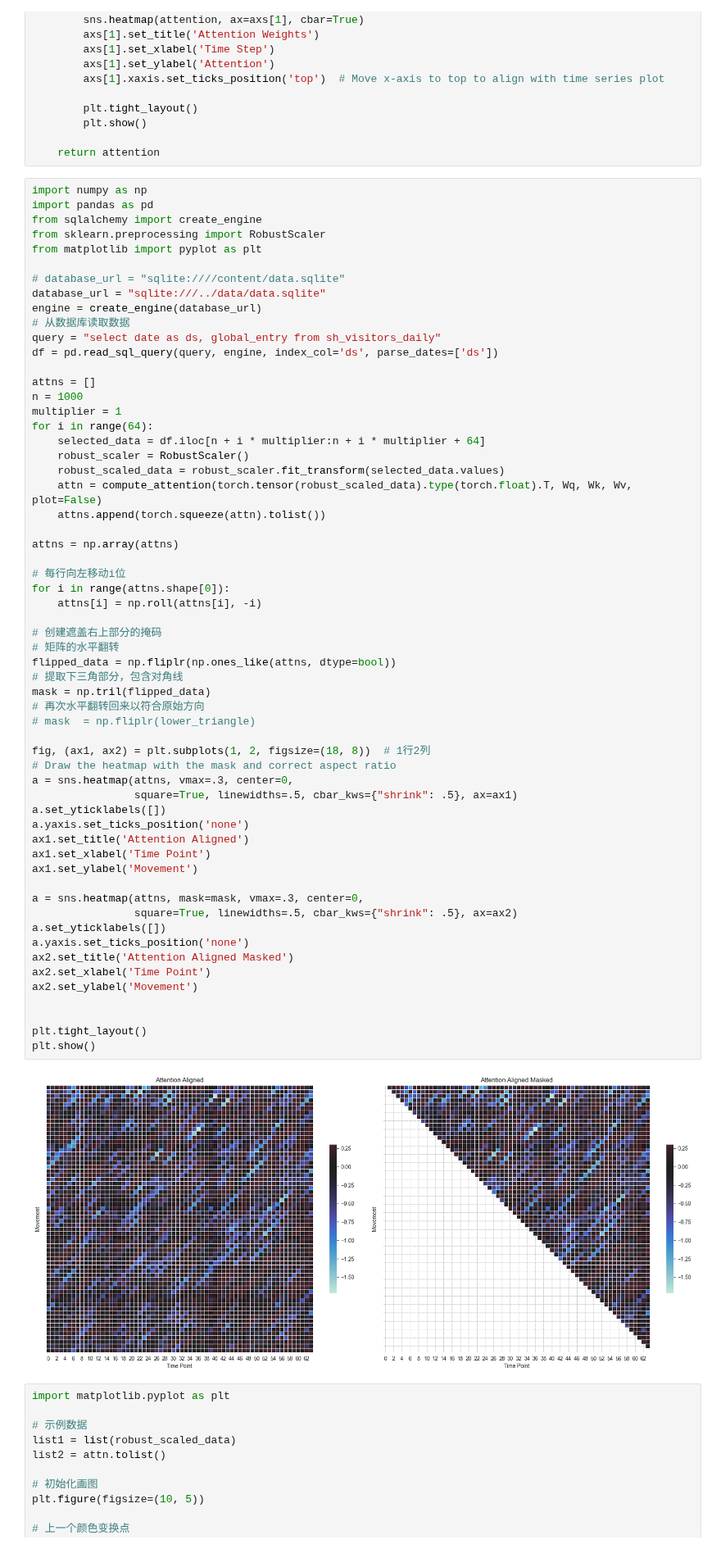
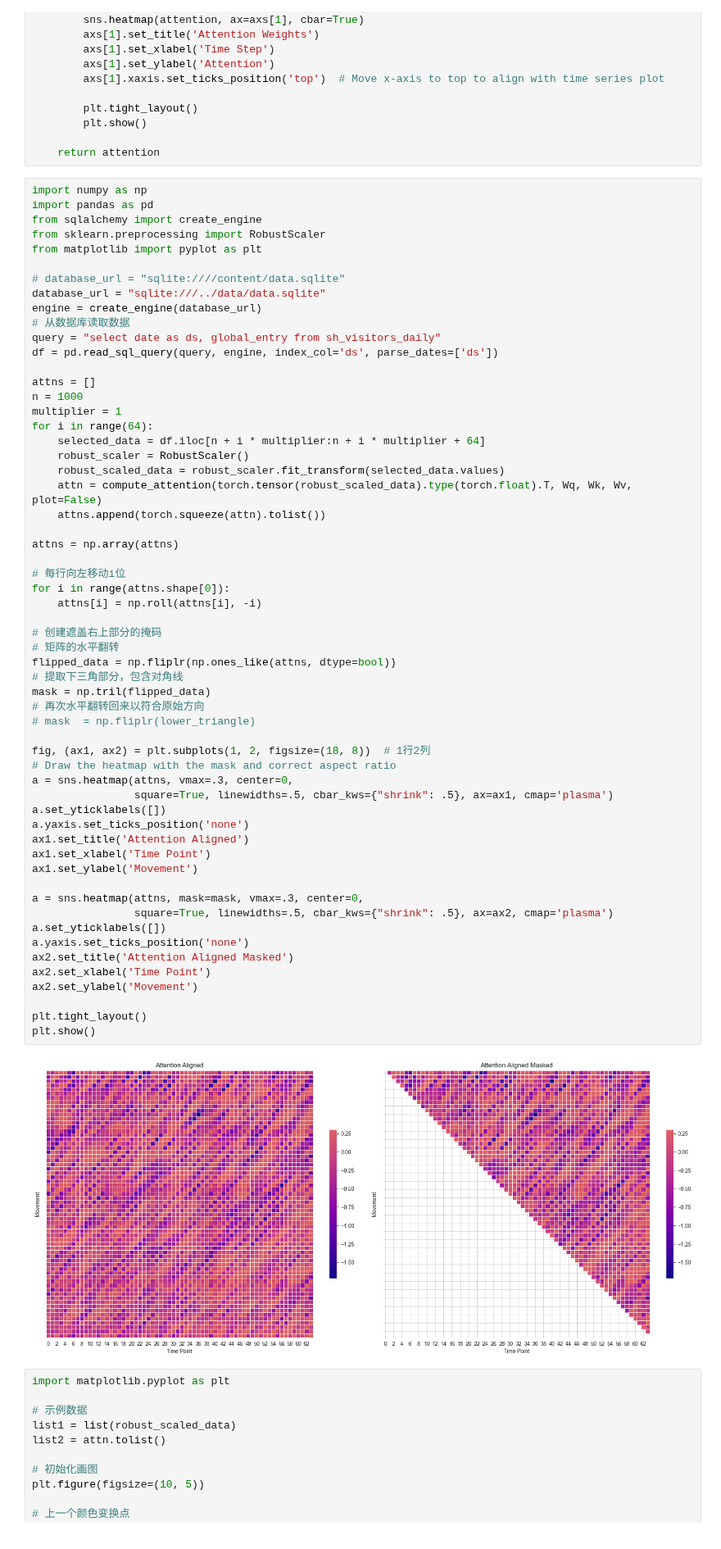
Before and after one commit to jiadol/Travel_Ml, a Jupyter notebook: notebooks/07_explainable.ipynb, the cells around one changed output. Shown at 82% size. Drawn from its saved outputs; the diff is of its cells as text.

```diff
--- a/notebooks/07_explainable.ipynb
+++ b/notebooks/07_explainable.ipynb
@@ -79,37 +79,36 @@ attns = np.array(attns)
 for i in range(attns.shape[0]):
     attns[i] = np.roll(attns[i], -i)
 
 # 创建遮盖右上部分的掩码
 # 矩阵的水平翻转
 flipped_data = np.fliplr(np.ones_like(attns, dtype=bool))
 # 提取下三角部分，包含对角线
 mask = np.tril(flipped_data)
 # 再次水平翻转回来以符合原始方向
 # mask  = np.fliplr(lower_triangle)
 
 fig, (ax1, ax2) = plt.subplots(1, 2, figsize=(18, 8))  # 1行2列
 # Draw the heatmap with the mask and correct aspect ratio
 a = sns.heatmap(attns, vmax=.3, center=0,
-                square=True, linewidths=.5, cbar_kws={"shrink": .5}, ax=ax1)
+                square=True, linewidths=.5, cbar_kws={"shrink": .5}, ax=ax1, cmap='plasma')
 a.set_yticklabels([])
 a.yaxis.set_ticks_position('none')
 ax1.set_title('Attention Aligned')
 ax1.set_xlabel('Time Point')
 ax1.set_ylabel('Movement')
 
 a = sns.heatmap(attns, mask=mask, vmax=.3, center=0,
-                square=True, linewidths=.5, cbar_kws={"shrink": .5}, ax=ax2)
+                square=True, linewidths=.5, cbar_kws={"shrink": .5}, ax=ax2, cmap='plasma')
 a.set_yticklabels([])
 a.yaxis.set_ticks_position('none')
 ax2.set_title('Attention Aligned Masked')
 ax2.set_xlabel('Time Point')
 ax2.set_ylabel('Movement')
 
-
 plt.tight_layout()
 plt.show()
 # %% [output]
-[figure, old version]
+[figure, new version]
 # %%
 import matplotlib.pyplot as plt
 
```
Also changed, not shown: 3 other files.
